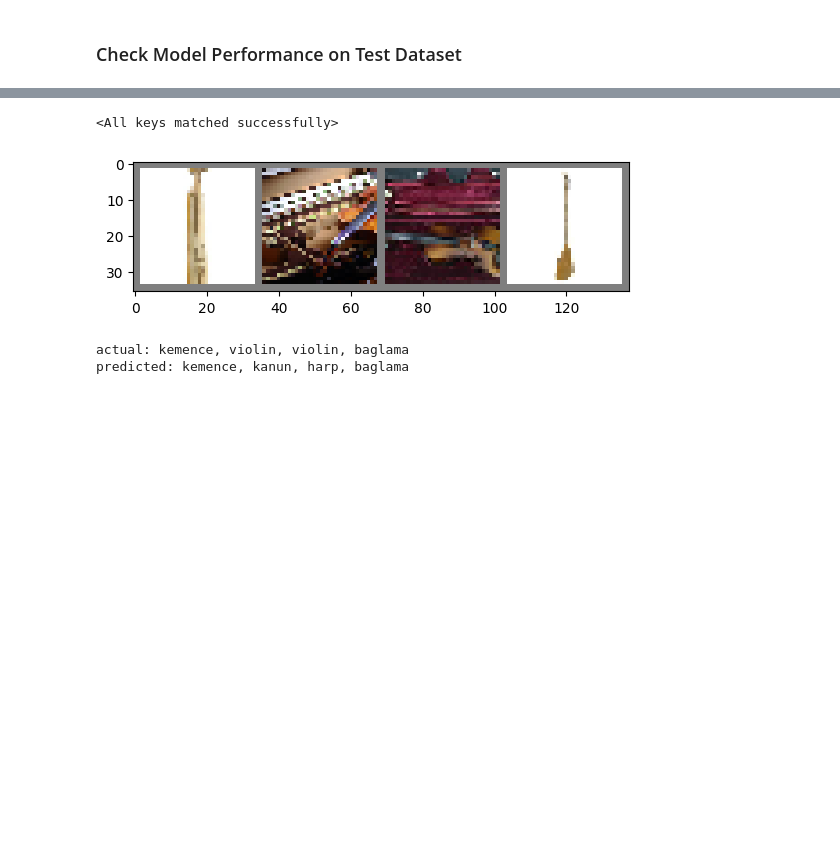
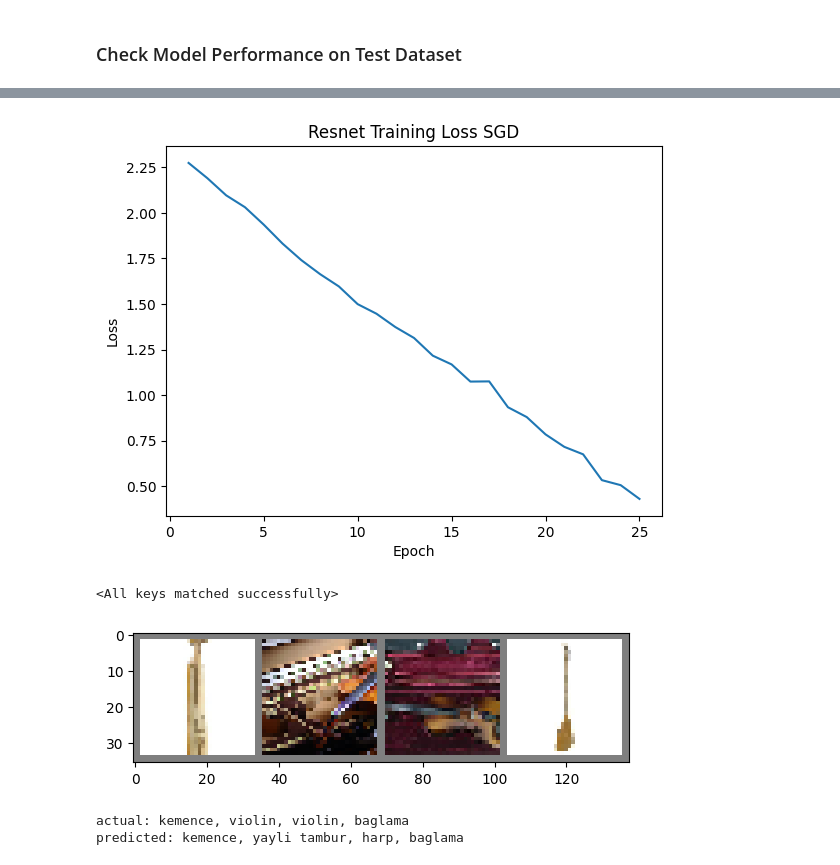
Before and after one commit to DanLucas1/image_classification, a Jupyter notebook: img_classification_instruments.ipynb, the cells around one changed output, grey strips where cells are left out. Cells and saved outputs as stored; diff of their text form; code cells hidden in the pictures; blank space fills up the shorter version.

```diff
--- a/img_classification_instruments.ipynb
+++ b/img_classification_instruments.ipynb
@@ -302 +409,13 @@ optimizer = optim.SGD(net.parameters(), lr=0.001, momentum=0.9)
+# %%
+# plot to show the test and training accuracy over time
+longform_results = pd.melt(training_results, id_vars=['epoch'], value_vars=['test_acc', 'train_acc'], var_name='Dataset', value_name='accuracy')
+
+sns.lineplot(data=training_results, x='epoch', y='loss')
+
+plt.title('Resnet Training Loss SGD')
+plt.xlabel('Epoch')
+plt.ylabel('Loss')
+plt.show()
+# %% [output]
+[figure, added]
 # %%
@@ -317,7 +433,7 @@ images = batch['image']
 labels = batch['label']
 
 # print some test imagery and labels
-imshow(torchvision.utils.make_grid(images))
+imshow(torchvision.utils.make_grid(images.cpu()))
 actual = [label_values[labels[i].item()] for i in range(4)]
 print('actual: '+', '.join(actual))
 
@@ -328,7 +444,7 @@ print('predicted: '+', '.join(predicted))
 # %% [output]
 [figure]
 actual: kemence, violin, violin, baglama
-predicted: kemence, kanun, harp, baglama
+predicted: kemence, yayli tambur, harp, baglama
 # %%
 # calculate accuracy
 correct = 0
```
Also changed, not shown: parts of 24 cells of this notebook.
